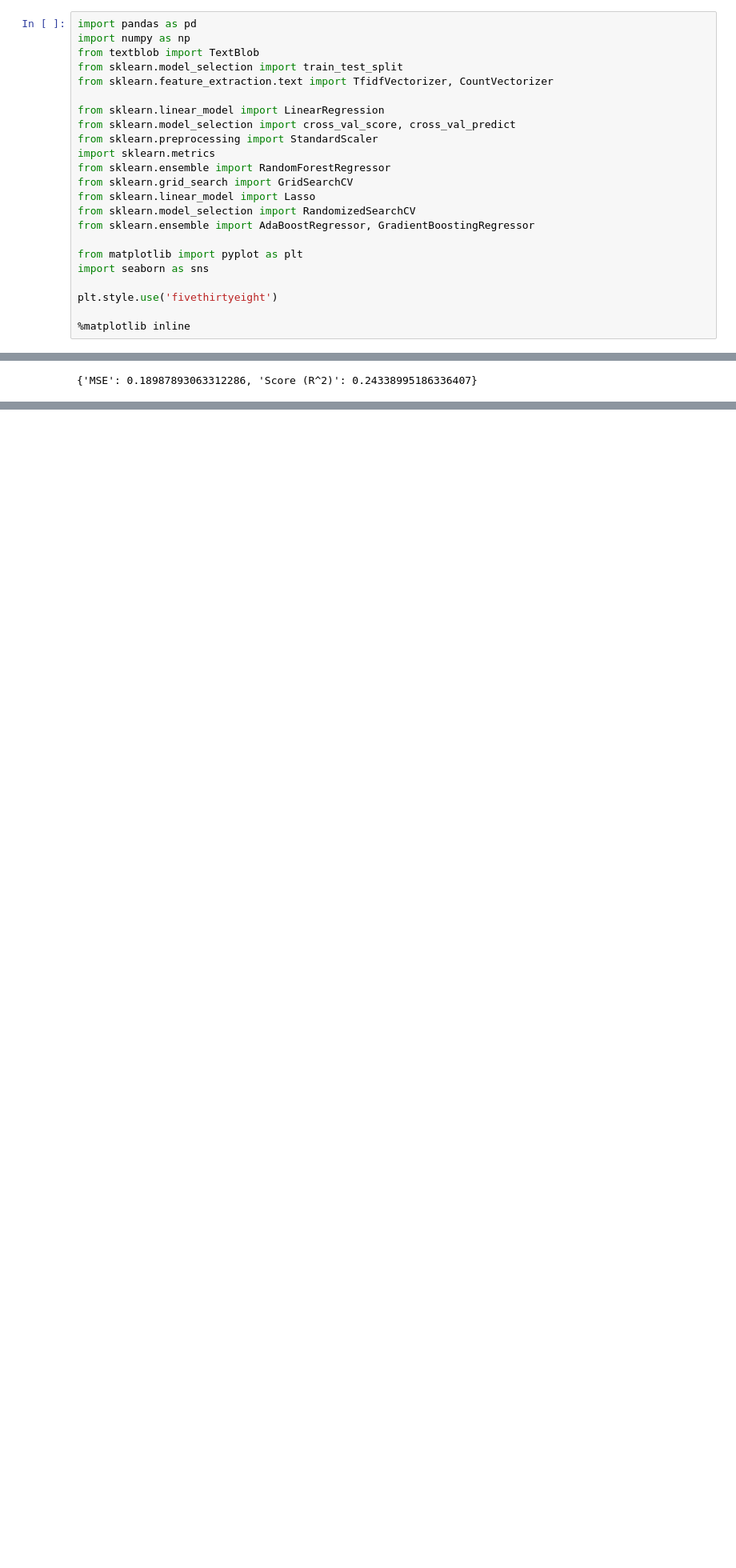
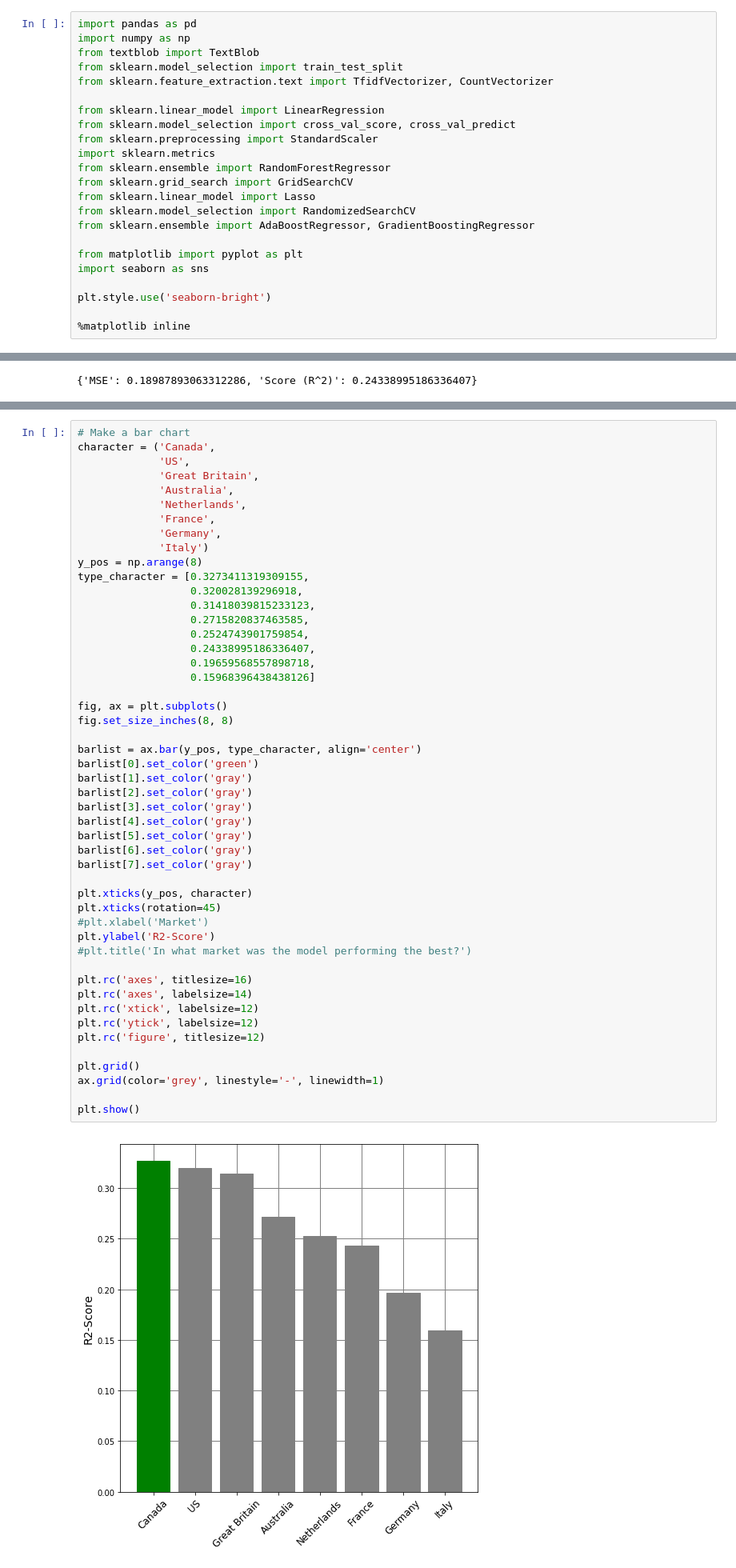
Before and after one commit to yhpf/Capstone-General_Assembly, a Jupyter notebook: 13_best_model_per_country.ipynb, the cells around one changed output, grey strips where cells are left out. Shown at 80% size. Drawn from its saved outputs; the diff is of its cells as text; blank space fills up the shorter version.

Commit message:
new plot

```diff
--- a/13_best_model_per_country.ipynb
+++ b/13_best_model_per_country.ipynb
@@ -25,7 +25,7 @@ from sklearn.ensemble import AdaBoostRegressor, GradientBoostingRegressor
 from matplotlib import pyplot as plt
 import seaborn as sns
 
-plt.style.use('fivethirtyeight')
+plt.style.use('seaborn-bright')
 
 %matplotlib inline
 # %% [markdown]
@@ -2983,0 +3023,51 @@ fr - TF-IDF: R2 = 0.8 (all coefs)
+# %%
+# Make a bar chart
+character = ('Canada',
+             'US',
+             'Great Britain',
+             'Australia',
+             'Netherlands',
+             'France',
+             'Germany',
+             'Italy')
+y_pos = np.arange(8)
+type_character = [0.3273411319309155,
+                  0.320028139296918,
+                  0.31418039815233123,
+                  0.2715820837463585,
+                  0.2524743901759854,
+                  0.24338995186336407,
+                  0.19659568557898718,
+                  0.15968396438438126]
+
+fig, ax = plt.subplots()
+fig.set_size_inches(8, 8)
+
+barlist = ax.bar(y_pos, type_character, align='center')
+barlist[0].set_color('green')
+barlist[1].set_color('gray')
+barlist[2].set_color('gray')
+barlist[3].set_color('gray')
+barlist[4].set_color('gray')
+barlist[5].set_color('gray')
+barlist[6].set_color('gray')
+barlist[7].set_color('gray')
+
+plt.xticks(y_pos, character)
+plt.xticks(rotation=45)
+#plt.xlabel('Market')
+plt.ylabel('R2-Score')
+#plt.title('In what market was the model performing the best?')
+
+plt.rc('axes', titlesize=16)
+plt.rc('axes', labelsize=14)
+plt.rc('xtick', labelsize=12)
+plt.rc('ytick', labelsize=12)
+plt.rc('figure', titlesize=12)
+
+plt.grid()
+ax.grid(color='grey', linestyle='-', linewidth=1)
+
+plt.show()
+# %% [output]
+[figure, added]
```
Also changed, not shown: parts of 7 cells of this notebook.
